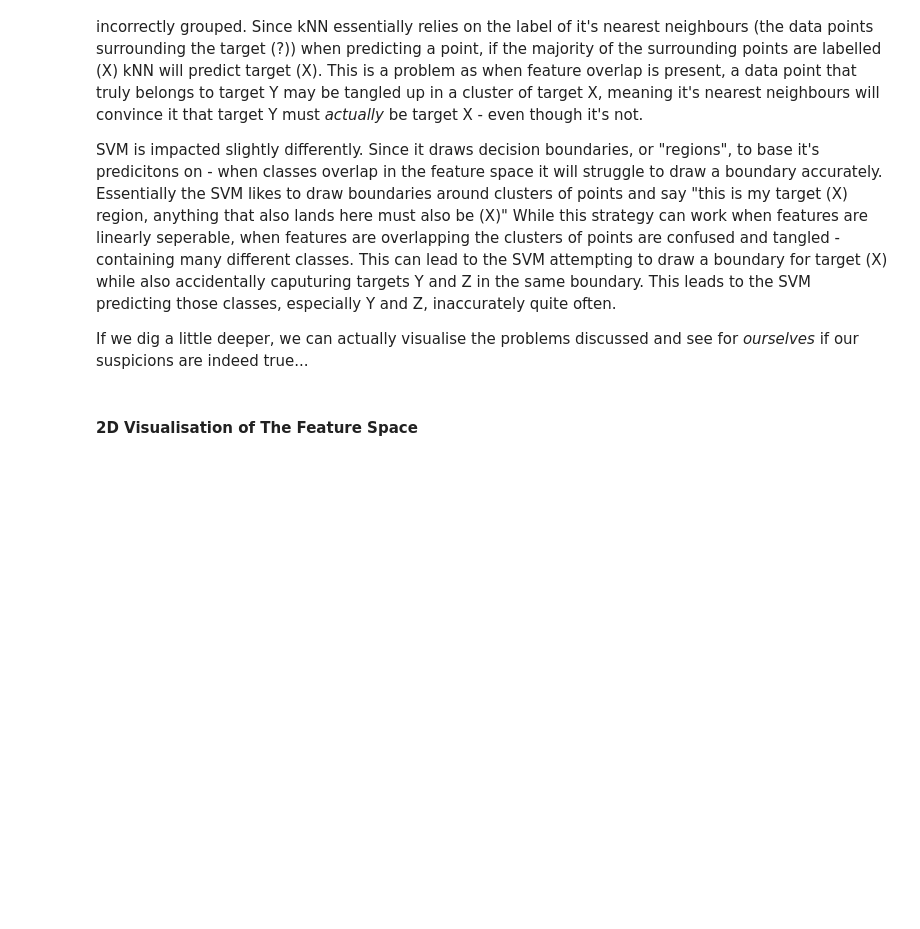
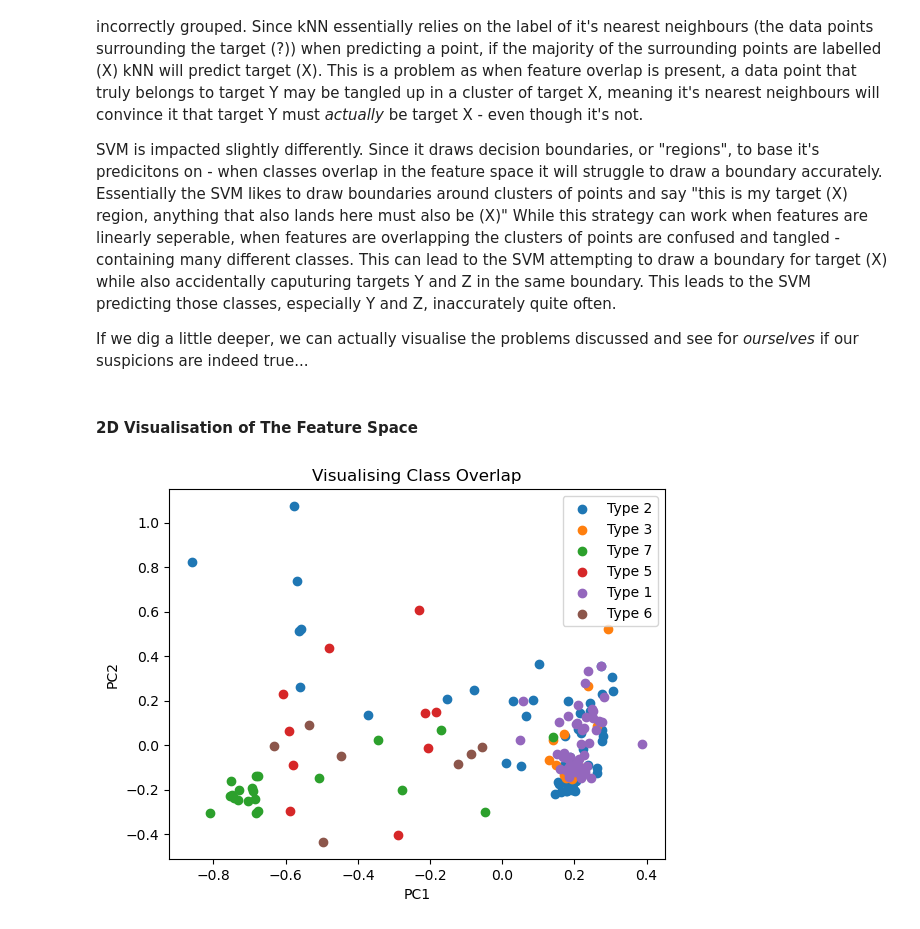
Before and after one commit to elizaclay/Machine-Learning-Optimisation, a Jupyter notebook: COMP2002.ipynb, the cells around one changed output. Cells and saved outputs as stored; diff of their text form; code cells hidden in the pictures; blank space fills up the shorter version.

Commit message:
Add Supporting Graphs: Featurespace, Boundaries, Class Distribution - To Aid Analysis

```diff
--- a/COMP2002.ipynb
+++ b/COMP2002.ipynb
@@ -425,3 +425,25 @@ SVM is impacted slightly differently. Since it draws decision boundaries, or "re
 If we dig a little deeper, we can actually visualise the problems discussed and see for *ourselves* if our suspicions are indeed true...
 # %% [markdown]
 #### **2D Visualisation of The Feature Space**
+# %%
+from sklearn.decomposition import PCA
+
+pca = PCA(n_components=2)
+X_pca = pca.fit_transform(X_train)
+
+complete_set = pd.DataFrame(X_pca, columns=["PC1", "PC2"])
+complete_set["Type"] = y_train.values
+
+glass_types = y_train.unique()
+
+for g in glass_types:
+    group = complete_set[complete_set["Type"] == g]
+    plt.scatter(group["PC1"],group["PC2"],label=f"Type {g}",)
+
+plt.title("Visualising Class Overlap")
+plt.xlabel("PC1")
+plt.ylabel("PC2")
+plt.legend()
+plt.show()
+# %% [output]
+[figure, added]
```
Also changed, not shown: parts of 12 cells of this notebook.
